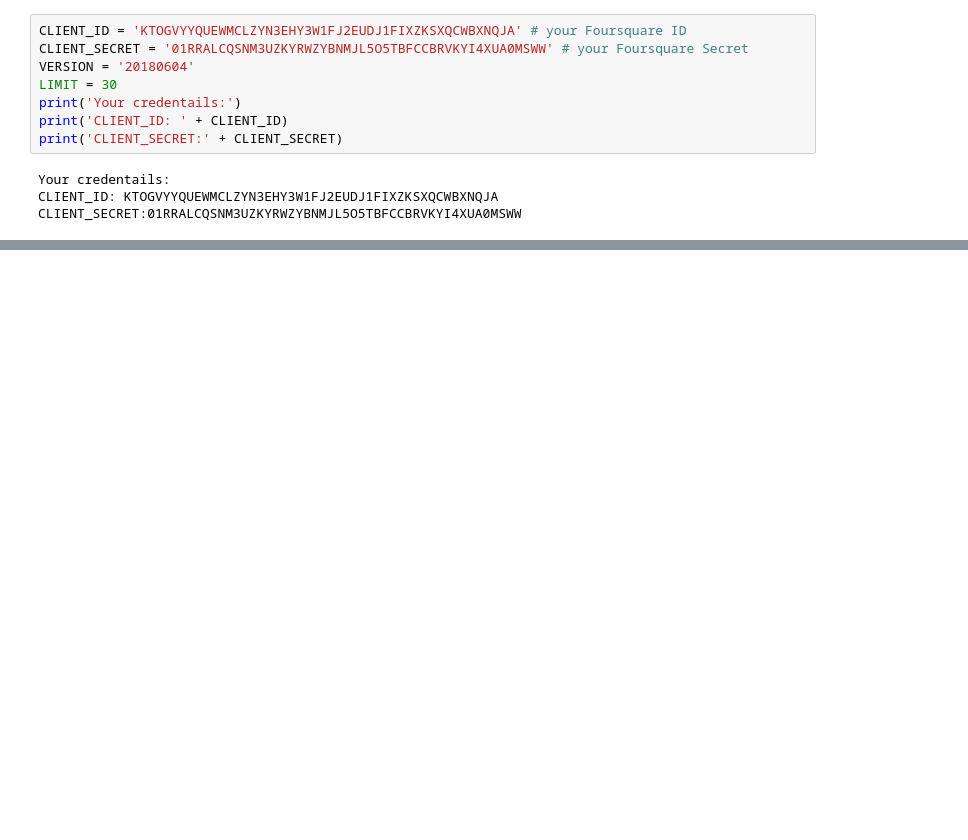
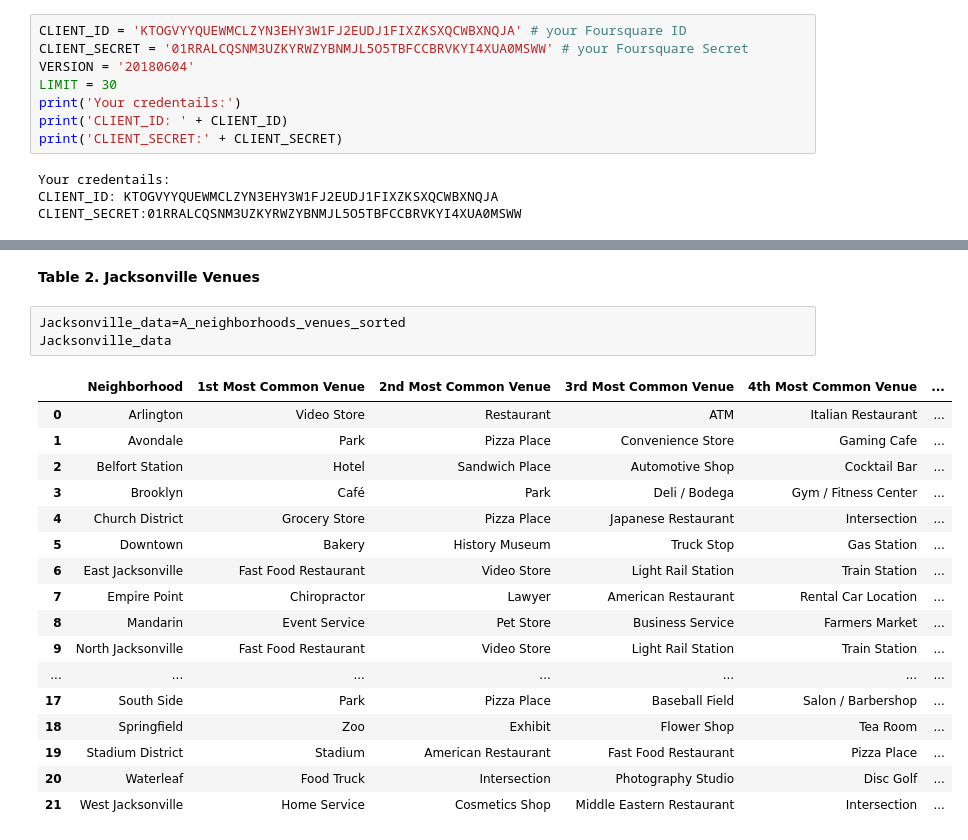
Before and after one commit to mannykav/Coursera_Capstone, a Jupyter notebook: Capstone Final Project IBM Data Science.ipynb, the cells around one changed output, grey strips where cells are left out. Saved outputs shown, nothing was run; the diff lists cells and outputs as text; blank space fills up the shorter version.

```diff
--- a/Capstone Final Project IBM Data Science.ipynb
+++ b/Capstone Final Project IBM Data Science.ipynb
@@ -528,0 +551,23 @@ The geograpical coordinate of New York City are 40.7127281, -74.0060152.
+# %% [markdown]
+**Table 2. Jacksonville Venues**
+# %%
+Jacksonville_data=A_neighborhoods_venues_sorted
+Jacksonville_data
+# %% [output]
+|  | Neighborhood | 1st Most Common Venue | 2nd Most Common Venue | 3rd Most Common Venue | 4th Most Common Venue | ... |
+| 0 | Arlington | Video Store | Restaurant | ATM | Italian Restaurant | ... |
+| 1 | Avondale | Park | Pizza Place | Convenience Store | Gaming Cafe | ... |
+| 2 | Belfort Station | Hotel | Sandwich Place | Automotive Shop | Cocktail Bar | ... |
+| 3 | Brooklyn | Café | Park | Deli / Bodega | Gym / Fitness Center | ... |
+| 4 | Church District | Grocery Store | Pizza Place | Japanese Restaurant | Intersection | ... |
+| 5 | Downtown | Bakery | History Museum | Truck Stop | Gas Station | ... |
+| 6 | East Jacksonville | Fast Food Restaurant | Video Store | Light Rail Station | Train Station | ... |
+| 7 | Empire Point | Chiropractor | Lawyer | American Restaurant | Rental Car Location | ... |
+| 8 | Mandarin | Event Service | Pet Store | Business Service | Farmers Market | ... |
+| 9 | North Jacksonville | Fast Food Restaurant | Video Store | Light Rail Station | Train Station | ... |
+| ... | ... | ... | ... | ... | ... | ... |
+| 17 | South Side | Park | Pizza Place | Baseball Field | Salon / Barbershop | ... |
+| 18 | Springfield | Zoo | Exhibit | Flower Shop | Tea Room | ... |
+| 19 | Stadium District | Stadium | American Restaurant | Fast Food Restaurant | Pizza Place | ... |
+| 20 | Waterleaf | Food Truck | Intersection | Photography Studio | Disc Golf | ... |
+| 21 | West Jacksonville | Home Service | Cosmetics Shop | Middle Eastern Restaurant | Intersection | ... |
```
Also changed, not shown: parts of 97 cells of this notebook.
